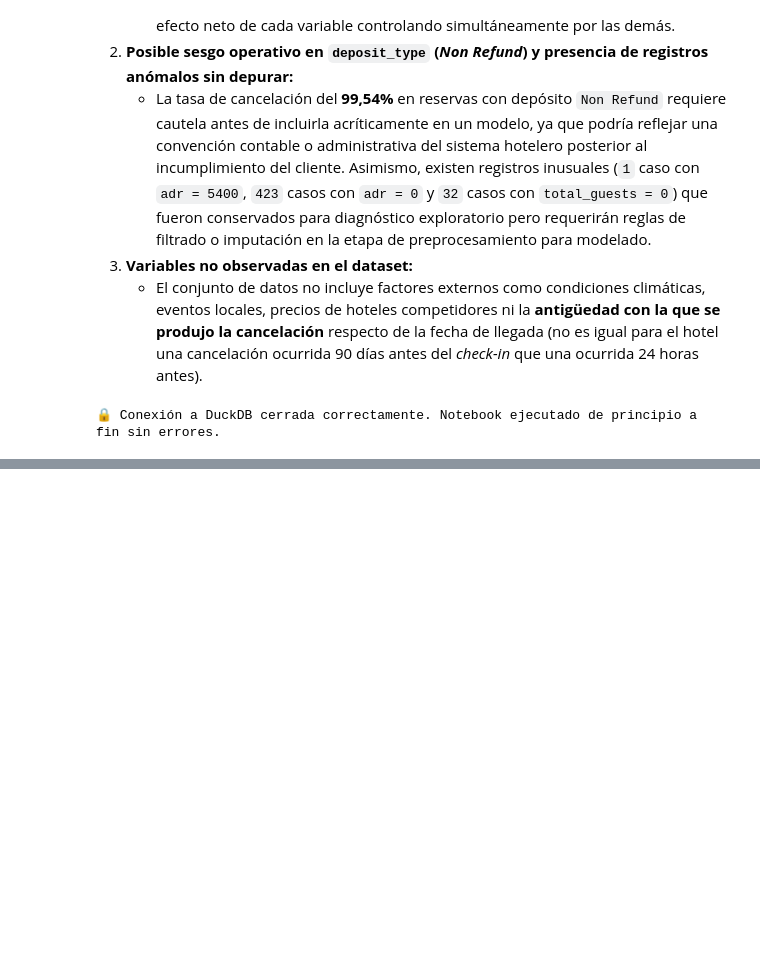
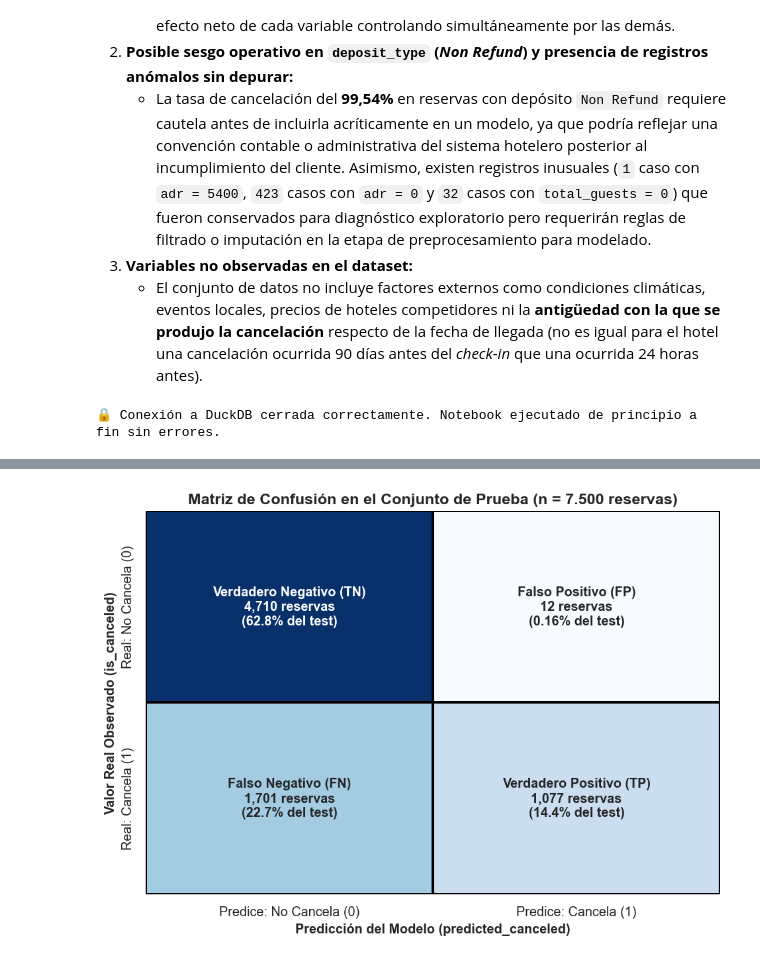
Before and after one commit to Emanstor/tpi-iad-comision8, a Jupyter notebook: TPI_Notebook_Maestro_Comision8_Lopez_DelCorro.ipynb, the cells around one changed output, grey strips where cells are left out. Cells and saved outputs as stored; diff of their text form; code cells hidden in the pictures; blank space fills up the shorter version.

```diff
--- a/TPI_Notebook_Maestro_Comision8_Lopez_DelCorro.ipynb
+++ b/TPI_Notebook_Maestro_Comision8_Lopez_DelCorro.ipynb
@@ -1526,0 +1975,18 @@ print("🔒 Conexión a DuckDB cerrada correctamente. Notebook ejecutado de prin
+# %%
+# Construcción de la Matriz de Confusión en formato matricial y visualización con Python
+cm = confusion_matrix(y_test, y_pred_test)
+tn, fp, fn, tp = cm.ravel()
+
+matriz_df = pd.DataFrame(
+    [[tn, fp], [fn, tp]],
+    index=["Real: No Cancela (0)", "Real: Cancela (1)"],
+    columns=["Predice: No Cancela (0)", "Predice: Cancela (1)"]
+)
+
+print("📋 Resumen explícito de los 4 cuadrantes (Conjunto de Prueba = 7.500 reservas):")
+print(f"  • Verdaderos Negativos (TN): {tn:,} reservas ({tn/len(y_test)*100:.2f}%)")
+print(f"  • Falsos Positivos     (FP): {fp:,} reservas   ({fp/len(y_test)*100:.2f}%)")
+print(f"  • Falsos Negativos     (FN): {fn:,} reservas ({fn/len(y_test)*100:.2f}%)")
+print(f"  • Verdaderos Positivos (TP): {tp:,} reservas ({tp/len(y_test)*100:.2f}%)")
+
+matriz_df
@@ -1526,0 +2002,32 @@ print("🔒 Conexión a DuckDB cerrada correctamente. Notebook ejecutado de prin
+# %%
+# Visualización gráfica de la Matriz de Confusión con etiquetas claras de TN, FP, FN y TP
+fig, ax = plt.subplots(figsize=(7.5, 5.5))
+
+etiquetas_celdas = np.array([
+    [f"Verdadero Negativo (TN)\n{tn:,} reservas\n({tn/len(y_test)*100:.1f}% del test)",
+     f"Falso Positivo (FP)\n{fp:,} reservas\n({fp/len(y_test)*100:.2f}% del test)"],
+    [f"Falso Negativo (FN)\n{fn:,} reservas\n({fn/len(y_test)*100:.1f}% del test)",
+     f"Verdadero Positivo (TP)\n{tp:,} reservas\n({tp/len(y_test)*100:.1f}% del test)"]
+])
+
+sns.heatmap(
+    cm,
+    annot=etiquetas_celdas,
+    fmt="",
+    cmap="Blues",
+    cbar=False,
+    xticklabels=["Predice: No Cancela (0)", "Predice: Cancela (1)"],
+    yticklabels=["Real: No Cancela (0)", "Real: Cancela (1)"],
+    annot_kws={"size": 11, "weight": "bold"},
+    linewidths=2,
+    linecolor="black",
+    ax=ax
+)
+
+ax.set_title("Matriz de Confusión en el Conjunto de Prueba (n = 7.500 reservas)")
+ax.set_xlabel("Predicción del Modelo (predicted_canceled)", fontsize=11, fontweight="bold")
+ax.set_ylabel("Valor Real Observado (is_canceled)", fontsize=11, fontweight="bold")
+plt.tight_layout()
+plt.show()
+# %% [output]
+[figure, added]
```
Also changed, not shown: parts of 30 cells of this notebook, 7 other files.
